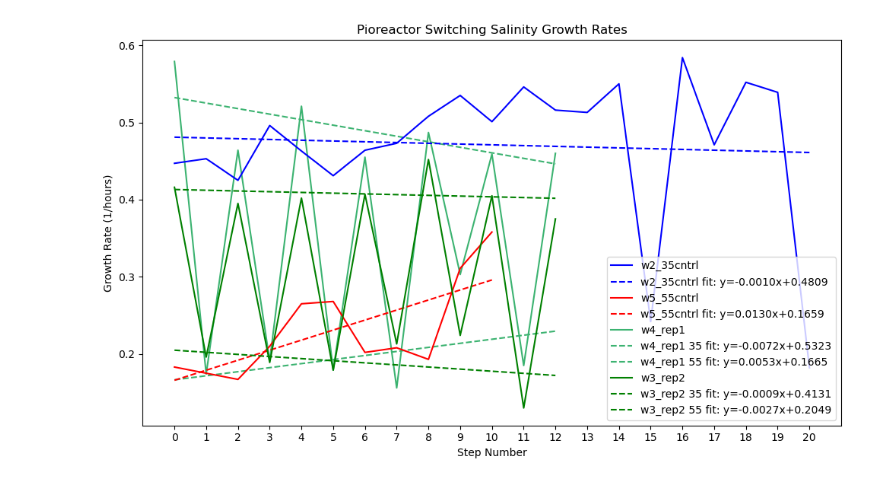
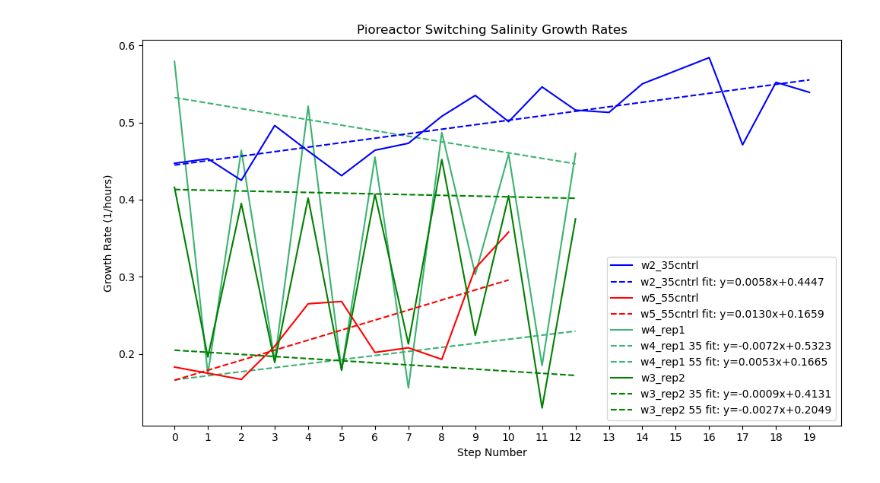
Before and after one commit to JacksonPageroth/pio-bacterial-memory, a Jupyter notebook: pio_to_grme_final.ipynb, the cells around one changed output. Cells and saved outputs as stored; diff of their text form; code cells hidden in the pictures.

```diff
--- a/pio_to_grme_final.ipynb
+++ b/pio_to_grme_final.ipynb
@@ -190,6 +190,14 @@ for filepath in csv_files:
     temp_df = pd.read_csv(filepath, sep='\t', header=2, usecols=['Well', 'min', 'hours', 'R', 'Max OD', 'lag time (minutes)'])
     temp_df.rename(columns={'hours': 'Growth Rate (1/hours)'}, inplace=True)
     unit_name = os.path.basename(filepath).split('.')[0]
+
+    # remove w2_35cntrl_S16 row foer w2_35cntrl
+    if unit_name == 'w2_35cntrl':
+        temp_df.drop([15, 20], inplace=True)
+
+
+
+
 
     # Check if the unit is in replicates or controls
     if unit_name in replicates:
@@ -201,31 +209,31 @@ for filepath in csv_files:
         if len(x[::2]) > 1:  # Check to ensure there are enough points for fitting
             m_odd, b_odd = np.polyfit(x[::2], y[::2], 1)
             ax.plot(x, m_odd * x + b_odd, color=palette[unit_name], linestyle='dashed', label=f'{unit_name} 35 fit: y={m_odd:.4f}x+{b_odd:.4f}')
         if len(x[1::2]) > 1:
             m_even, b_even = np.polyfit(x[1::2], y[1::2], 1)
             ax.plot(x, m_even * x + b_even, color=palette[unit_name], linestyle='dashed', label=f'{unit_name} 55 fit: y={m_even:.4f}x+{b_even:.4f}')
 
     elif unit_name in controls:
         line = sns.lineplot(data=temp_df, x=temp_df.index, y='Growth Rate (1/hours)', ax=ax, color=palette[unit_name], label=unit_name)
 
         # Fit and plot single best-fit line
         x = temp_df.index
         y = temp_df['Growth Rate (1/hours)']
         if len(x) > 1:
             m, b = np.polyfit(x, y, 1)
             ax.plot(x, m * x + b, color=palette[unit_name], linestyle='dashed', label=f'{unit_name} fit: y={m:.4f}x+{b:.4f}')
 
 # Set axis limits, labels, and title
 start, end = ax.get_xlim()
 ax.xaxis.set_ticks(np.arange(0, end, 1))
 plt.xlabel('Step Number')
 plt.ylabel('Growth Rate (1/hours)')
 plt.title('Pioreactor Switching Salinity Growth Rates')
 plt.tight_layout()
 plt.legend(loc='lower right')
 handles, labels = plt.gca().get_legend_handles_labels()
 order = [8, 9, 3, 4, 0, 1, 2, 5, 6, 7]
 plt.legend([handles[idx] for idx in order],[labels[idx] for idx in order])
 plt.show()
 # %% [output]
-[figure, old version]
+[figure, new version]
```
Also changed, not shown: parts of 1 cell of this notebook, 4 other files.
